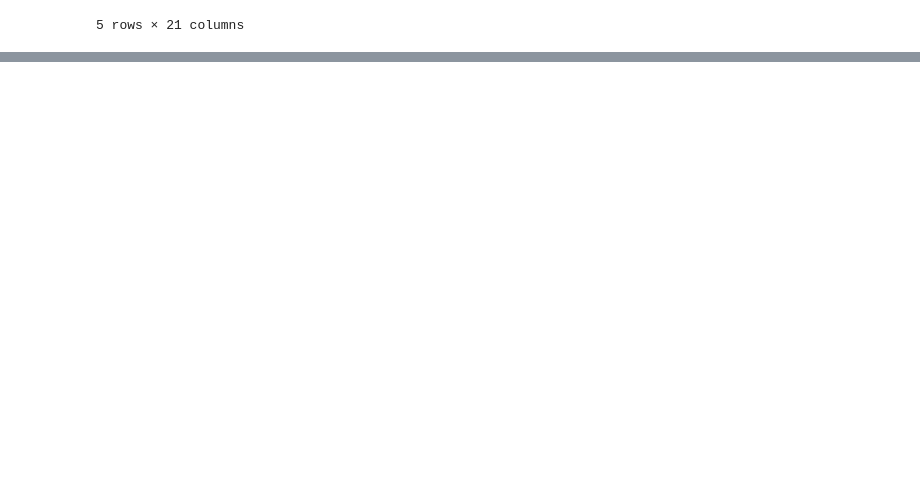
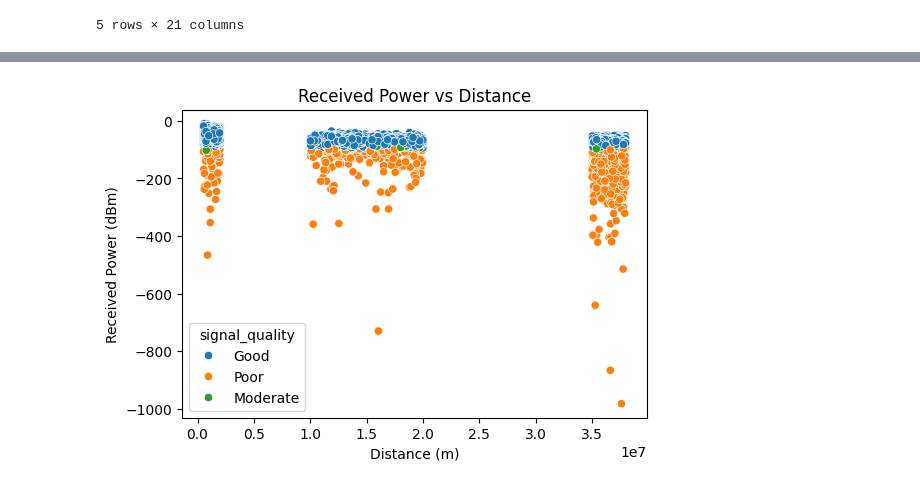
Before and after one commit to cursed-0men/Satellite-Signal-Strength-Classification, a Jupyter notebook: models/knn.ipynb, the cells around one changed output, grey strips where cells are left out. Saved outputs shown, nothing was run; the diff lists cells and outputs as text; code cells hidden in the pictures; blank space fills up the shorter version.

```diff
--- a/models/knn.ipynb
+++ b/models/knn.ipynb
@@ -123,0 +104,9 @@ Predictions saved to knn_predictions.csv
+# %%
+plt.figure(figsize=(6,4))
+sns.scatterplot(x=df['distance_m'], y=df['received_power_dbm'], hue=df['signal_quality'])
+plt.xlabel("Distance (m)")
+plt.ylabel("Received Power (dBm)")
+plt.title("Received Power vs Distance")
+plt.show()
+# %% [output]
+[figure, added]
```
Also changed, not shown: parts of 21 cells of this notebook.
